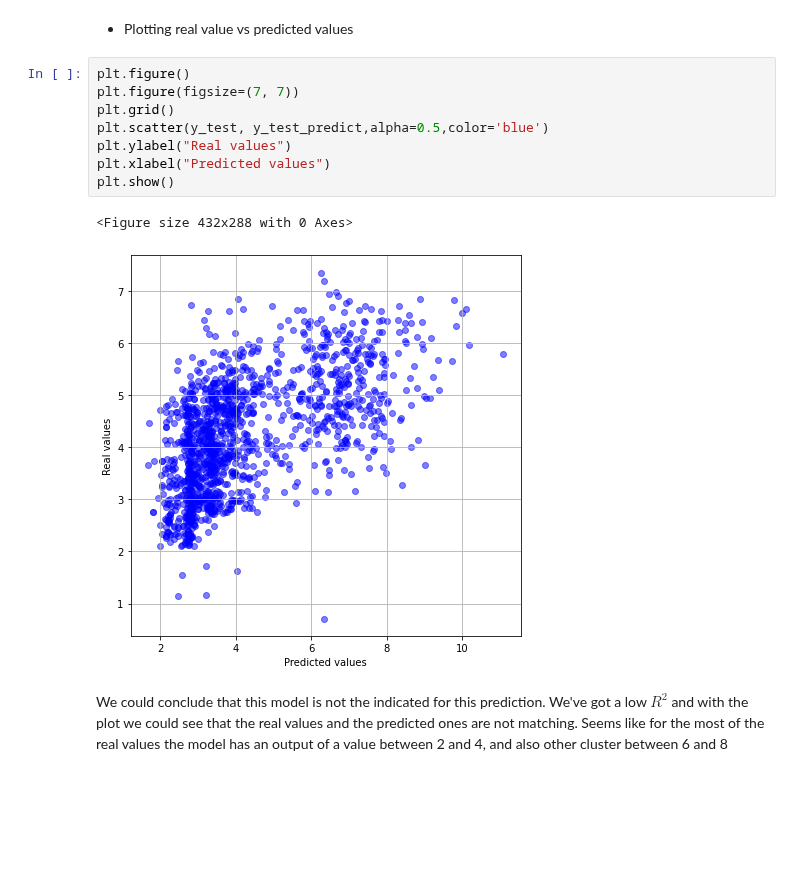
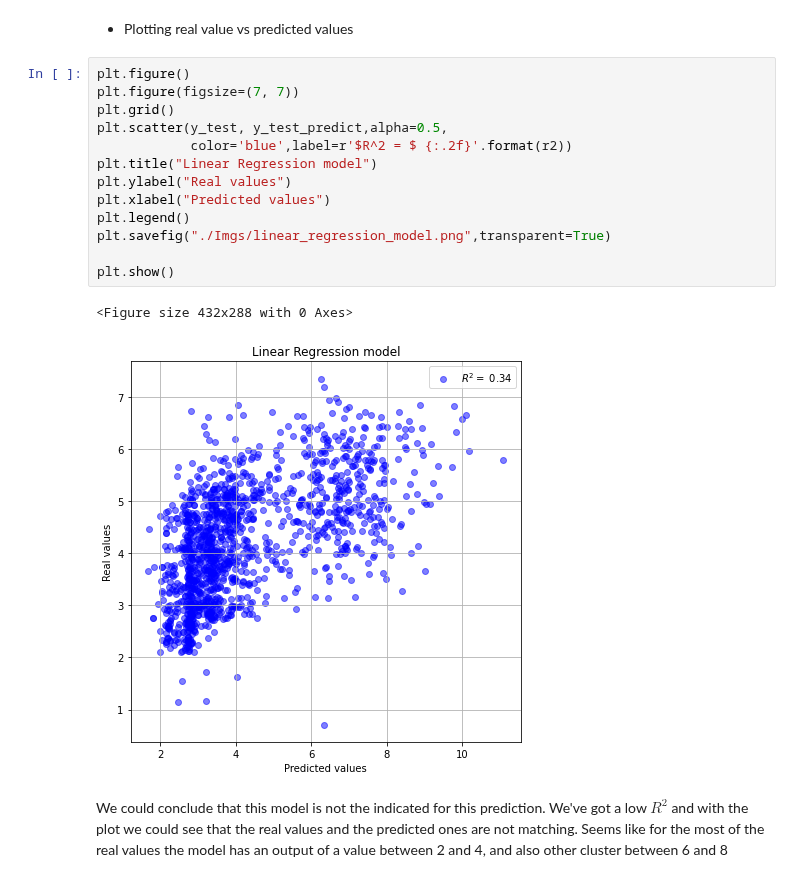
Before and after one commit to matias-dogliani/energybuild, a Jupyter notebook: Training_Testing_model.ipynb, the cells around one changed output. Cells and saved outputs as stored; diff of their text form; blank space fills up the shorter version.

```diff
--- a/Training_Testing_model.ipynb
+++ b/Training_Testing_model.ipynb
@@ -147,14 +147,19 @@ R2 score is 0.34131075736372807
 # %%
 plt.figure()
 plt.figure(figsize=(7, 7))
 plt.grid()
-plt.scatter(y_test, y_test_predict,alpha=0.5,color='blue')
+plt.scatter(y_test, y_test_predict,alpha=0.5,
+            color='blue',label=r'$R^2 = $ {:.2f}'.format(r2))
+plt.title("Linear Regression model")
 plt.ylabel("Real values")
 plt.xlabel("Predicted values")
+plt.legend()
+plt.savefig("./Imgs/linear_regression_model.png",transparent=True)
+
 plt.show()
 # %% [output]
 <Figure size 432x288 with 0 Axes>
-[figure, old version]
+[figure, new version]
 # %% [markdown]
  We could conclude that this model is not the indicated for this prediction. We've got a low $R^2$ and with the plot we could see that the real values and the predicted ones are not matching.
  Seems like for the most of the real values the model has an output of a value between 2 and 4, and also other cluster between 6 and 8
```
Also changed, not shown: parts of 2 cells of this notebook, 1 other file.
